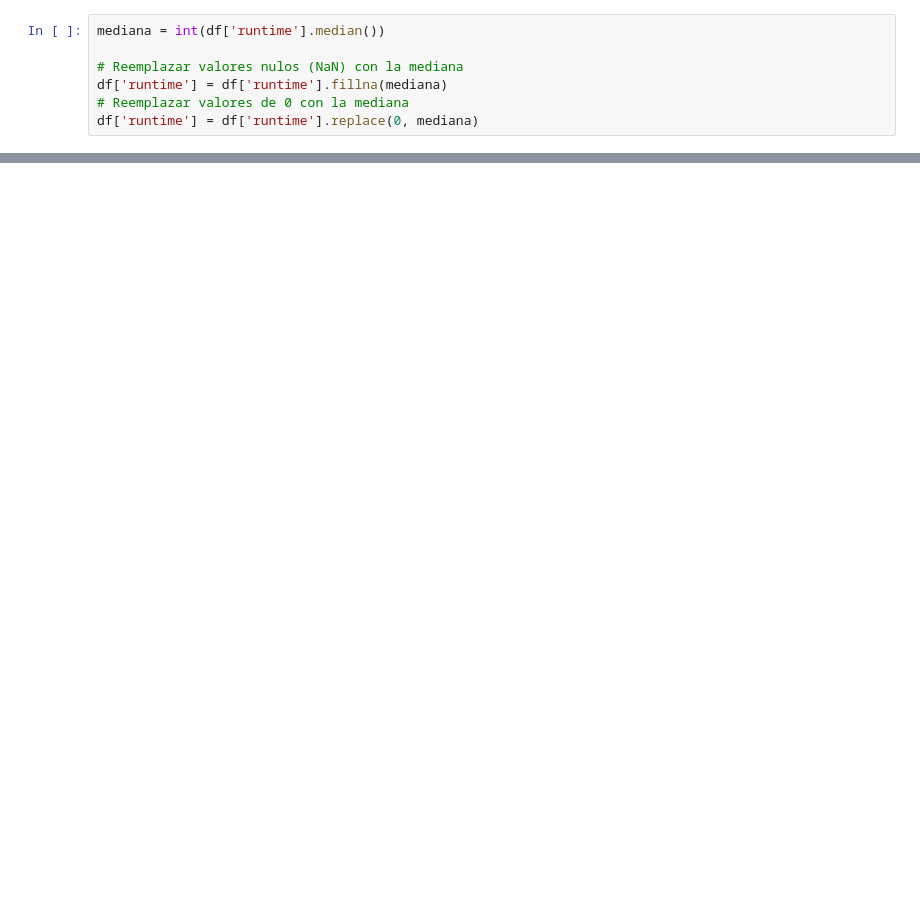
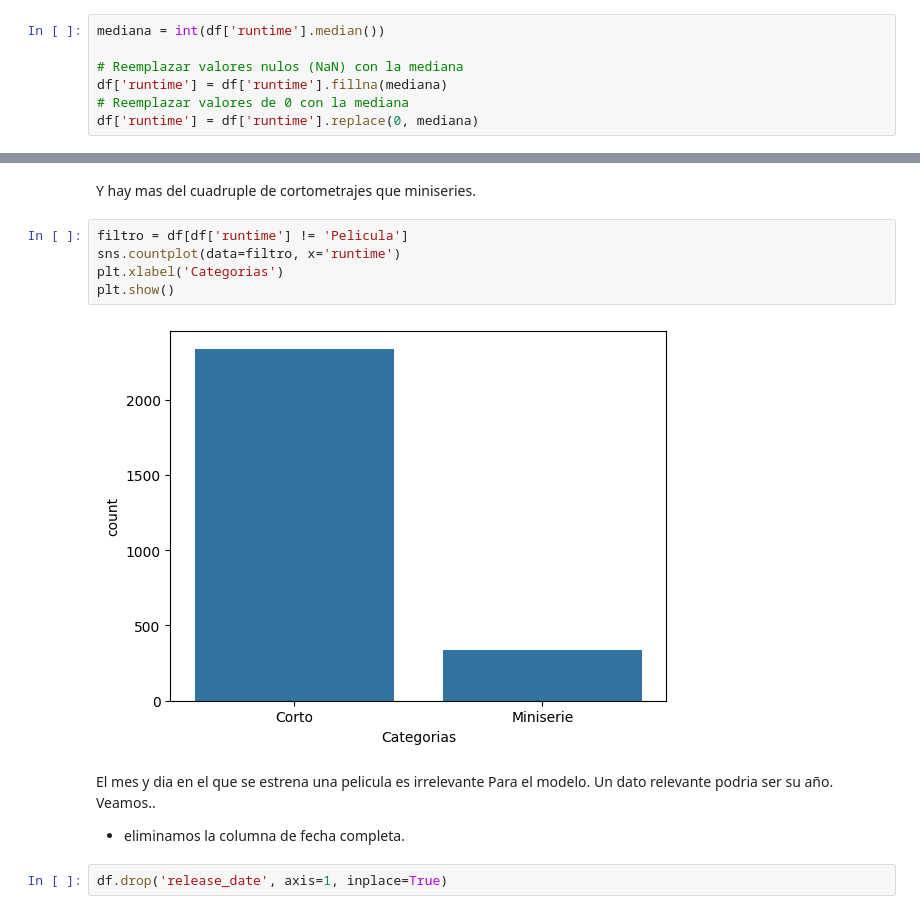
Before and after one commit to mauricioarcez/MLops, a Jupyter notebook: notebooks/eda.ipynb, the cells around one changed output, grey strips where cells are left out. Cells and saved outputs as stored; diff of their text form; blank space fills up the shorter version.

```diff
--- a/notebooks/eda.ipynb
+++ b/notebooks/eda.ipynb
@@ -83,0 +77,15 @@ memory usage: 7.3+ MB
+# %% [markdown]
+Y hay mas del cuadruple de cortometrajes que miniseries.
+# %%
+filtro = df[df['runtime'] != 'Pelicula']
+sns.countplot(data=filtro, x='runtime')
+plt.xlabel('Categorias')
+plt.show()
+# %% [output]
+[figure, added]
+# %% [markdown]
+El mes y dia en el que se estrena una pelicula es irrelevante Para el modelo. Un dato relevante podria ser su año. Veamos..
+
+- eliminamos la columna de fecha completa.
+# %%
+df.drop('release_date', axis=1, inplace=True)
```
Also changed, not shown: parts of 43 cells of this notebook, 12 other files.
